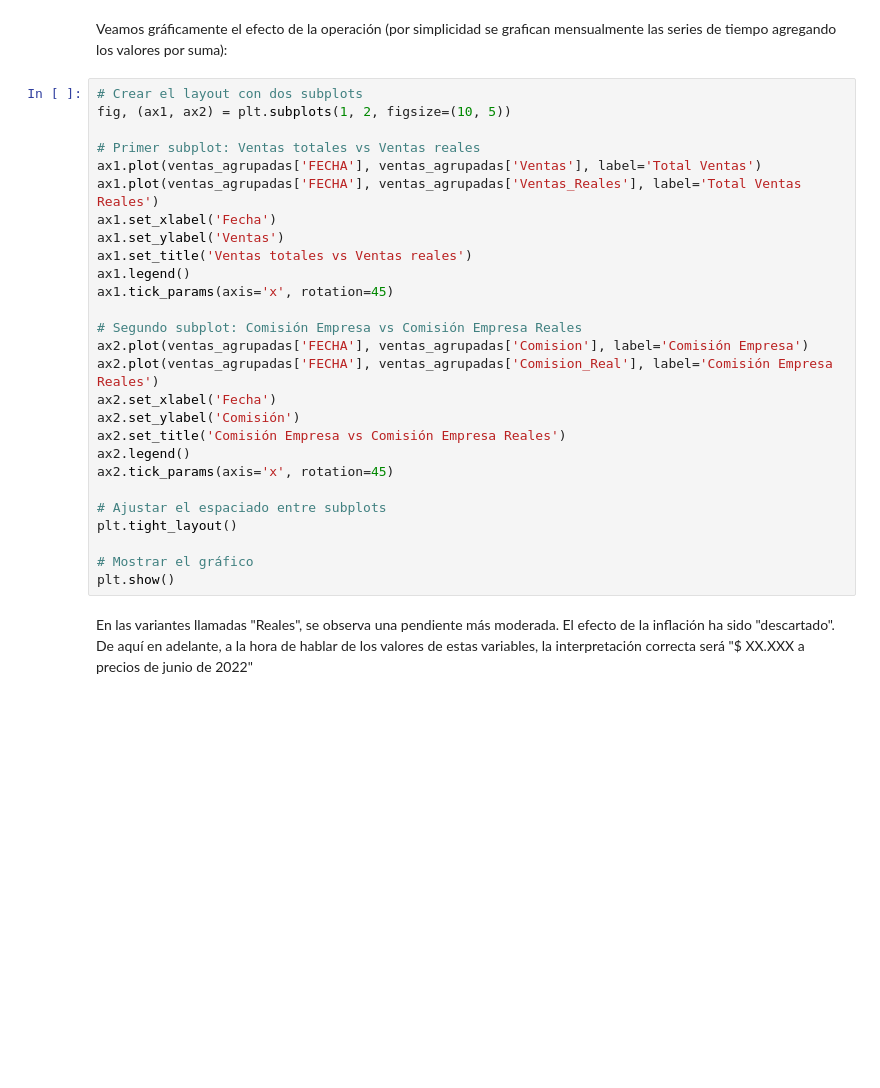
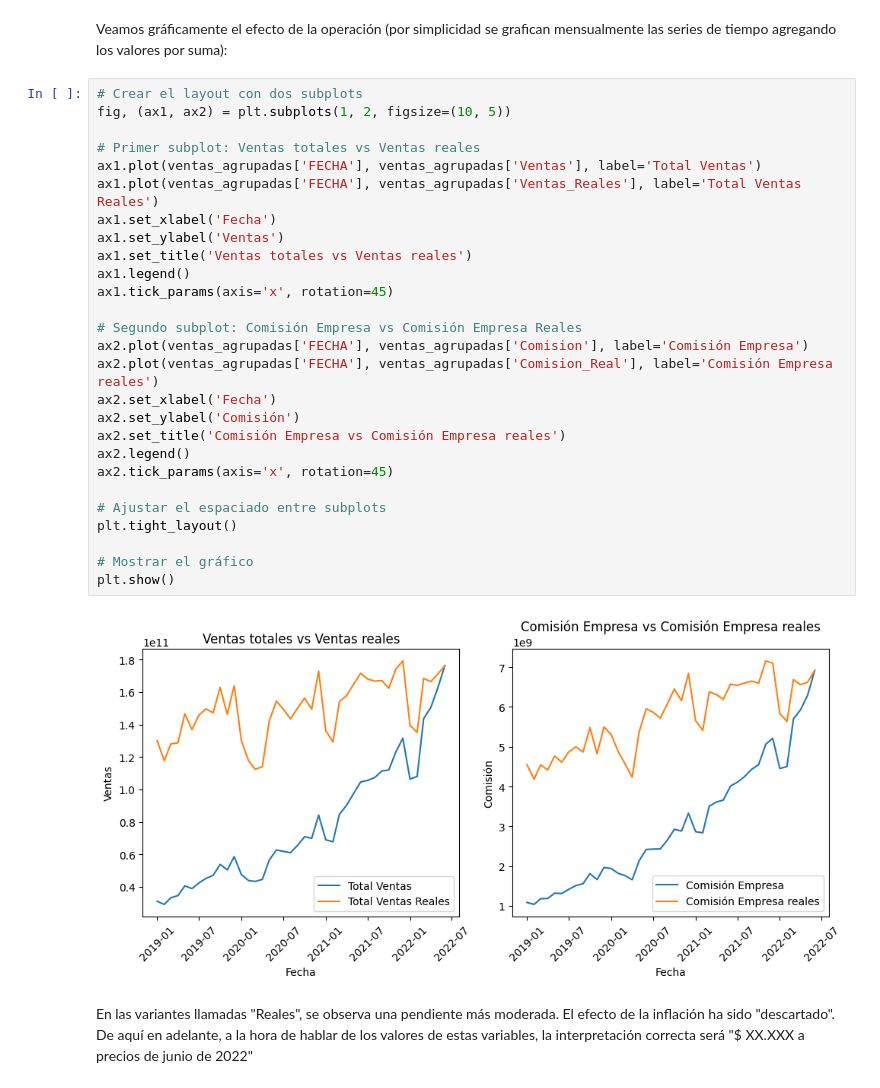
Before and after one commit to Cheva94/Diplo_M16, a Jupyter notebook: notebooks/curacion.ipynb, the cells around one changed output. Saved outputs shown, nothing was run; the diff lists cells and outputs as text; blank space fills up the shorter version.

```diff
--- a/notebooks/curacion.ipynb
+++ b/notebooks/curacion.ipynb
@@ -209,30 +315,32 @@ Veamos gráficamente el efecto de la operación (por simplicidad se grafican men
 # %%
 # Crear el layout con dos subplots
 fig, (ax1, ax2) = plt.subplots(1, 2, figsize=(10, 5))
 
 # Primer subplot: Ventas totales vs Ventas reales
 ax1.plot(ventas_agrupadas['FECHA'], ventas_agrupadas['Ventas'], label='Total Ventas')
 ax1.plot(ventas_agrupadas['FECHA'], ventas_agrupadas['Ventas_Reales'], label='Total Ventas Reales')
 ax1.set_xlabel('Fecha')
 ax1.set_ylabel('Ventas')
 ax1.set_title('Ventas totales vs Ventas reales')
 ax1.legend()
 ax1.tick_params(axis='x', rotation=45)
 
 # Segundo subplot: Comisión Empresa vs Comisión Empresa Reales
 ax2.plot(ventas_agrupadas['FECHA'], ventas_agrupadas['Comision'], label='Comisión Empresa')
-ax2.plot(ventas_agrupadas['FECHA'], ventas_agrupadas['Comision_Real'], label='Comisión Empresa Reales')
+ax2.plot(ventas_agrupadas['FECHA'], ventas_agrupadas['Comision_Real'], label='Comisión Empresa reales')
 ax2.set_xlabel('Fecha')
 ax2.set_ylabel('Comisión')
-ax2.set_title('Comisión Empresa vs Comisión Empresa Reales')
+ax2.set_title('Comisión Empresa vs Comisión Empresa reales')
 ax2.legend()
 ax2.tick_params(axis='x', rotation=45)
 
 # Ajustar el espaciado entre subplots
 plt.tight_layout()
 
 # Mostrar el gráfico
 plt.show()
+# %% [output]
+[figure, added]
 # %% [markdown]
 En las variantes llamadas "Reales", se observa una pendiente más moderada. El efecto de la inflación ha sido "descartado". De aquí en adelante, a la hora de hablar de los valores de estas variables, la interpretación correcta será "$ XX.XXX a precios de junio de 2022"
 # %%
```
Also changed, not shown: parts of 48 cells of this notebook, 1 other file.
